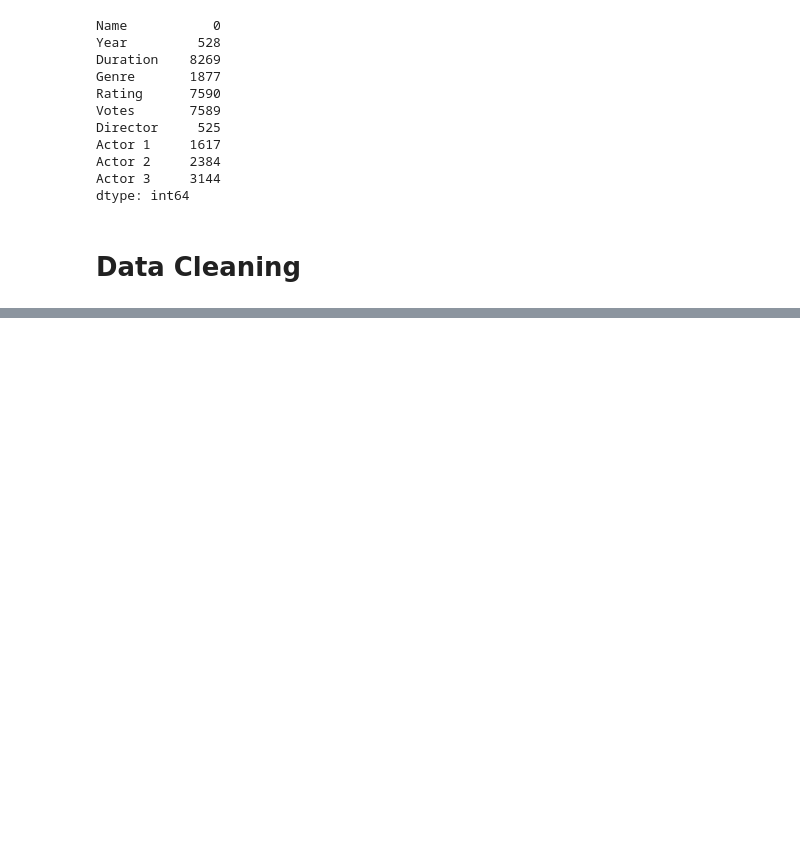
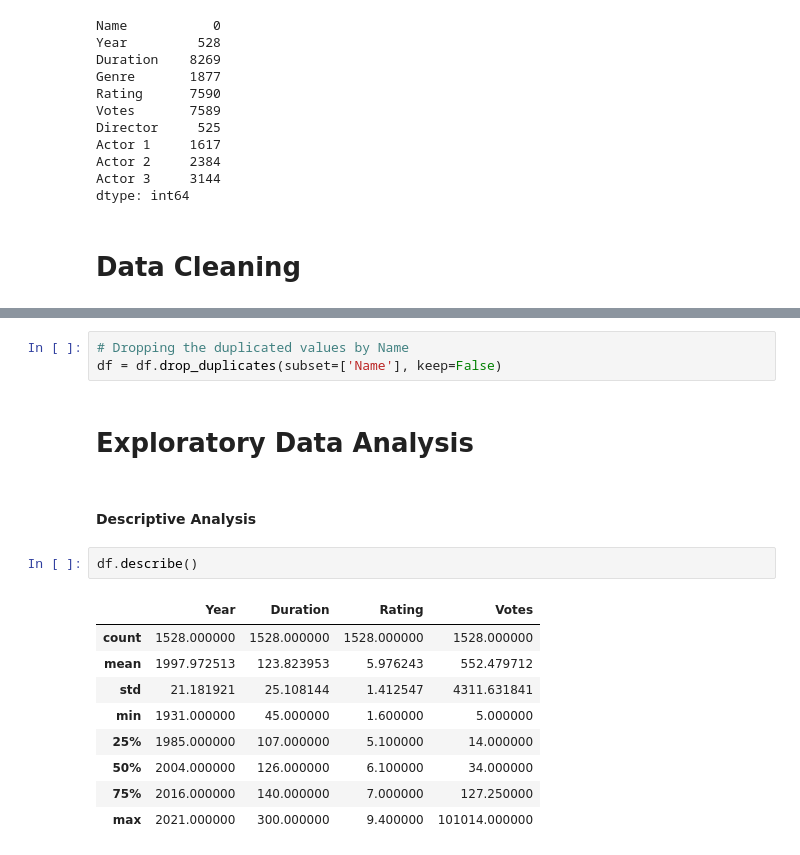
Before and after one commit to Abdullah-kwl/CODSOFT, a Jupyter notebook: Data Science/(Task-2) Movie Rating Prediction/Movie Rating Prediction.ipynb, the cells around one changed output, grey strips where cells are left out. Cells and saved outputs as stored; diff of their text form; blank space fills up the shorter version.

Commit message:
Task-2 Univarient Analysis

```diff
--- a/Data Science/(Task-2) Movie Rating Prediction/Movie Rating Prediction.ipynb
+++ b/Data Science/(Task-2) Movie Rating Prediction/Movie Rating Prediction.ipynb
@@ -103,0 +154,19 @@ df[df.iloc[:, 1:9].isna().all(axis=1)]
+# %%
+# Dropping the duplicated values by Name
+df = df.drop_duplicates(subset=['Name'], keep=False)
+# %% [markdown]
+# Exploratory Data Analysis
+# %% [markdown]
+#### Descriptive Analysis
+# %%
+df.describe()
+# %% [output]
+|  | Year | Duration | Rating | Votes |
+| count | 1528.000000 | 1528.000000 | 1528.000000 | 1528.000000 |
+| mean | 1997.972513 | 123.823953 | 5.976243 | 552.479712 |
+| std | 21.181921 | 25.108144 | 1.412547 | 4311.631841 |
+| min | 1931.000000 | 45.000000 | 1.600000 | 5.000000 |
+| 25% | 1985.000000 | 107.000000 | 5.100000 | 14.000000 |
+| 50% | 2004.000000 | 126.000000 | 6.100000 | 34.000000 |
+| 75% | 2016.000000 | 140.000000 | 7.000000 | 127.250000 |
+| max | 2021.000000 | 300.000000 | 9.400000 | 101014.000000 |
```
Also changed, not shown: parts of 17 cells of this notebook.
